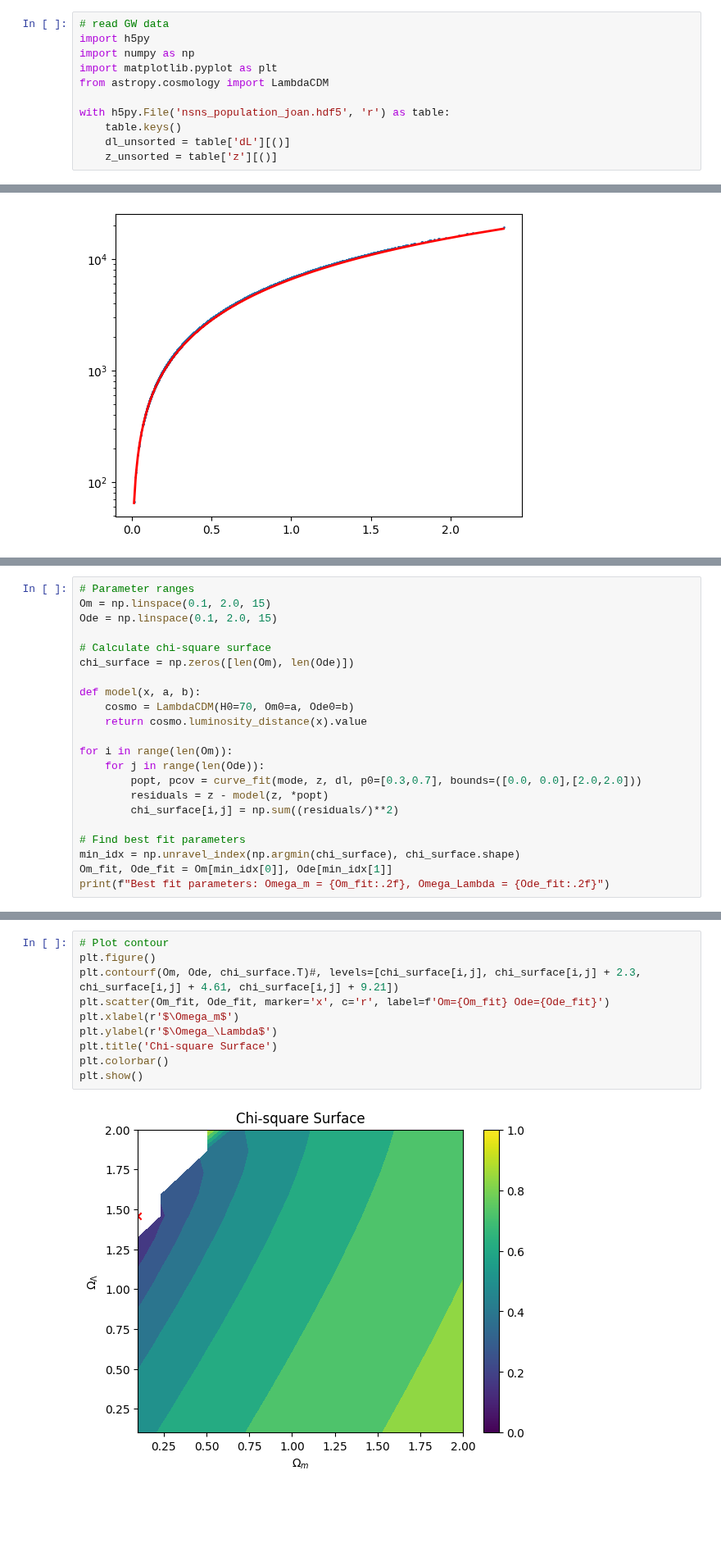
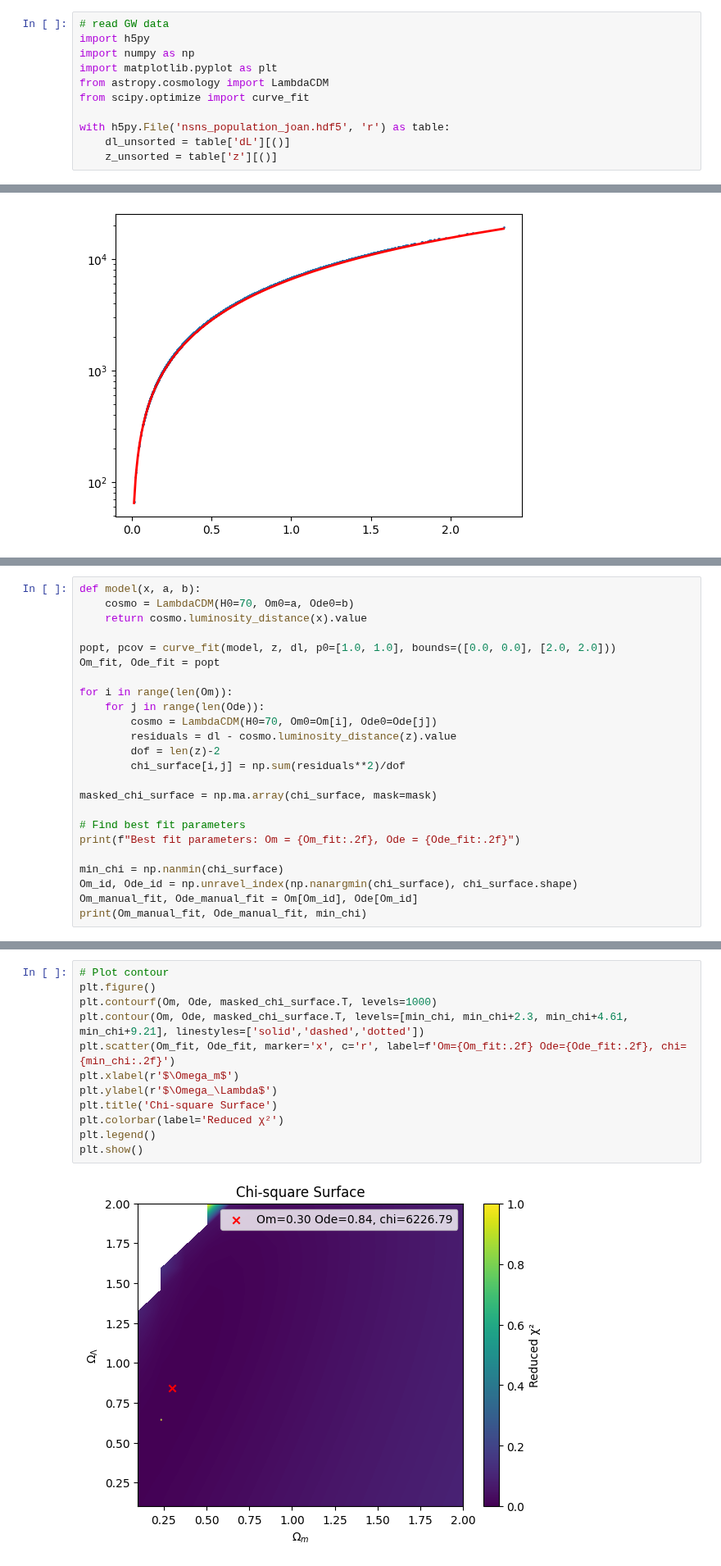
Before and after one commit to joanalnu/OAB-INAF, a Jupyter notebook: GW/hubble-diagram.ipynb, the cells around one changed output, grey strips where cells are left out. Shown at 82% size. Drawn from its saved outputs; the diff is of its cells as text; blank space fills up the shorter version.

Commit message:
trying to make contour plot of Om-Ode plane with chi-squared with dl-z relation

```diff
--- a/GW/hubble-diagram.ipynb
+++ b/GW/hubble-diagram.ipynb
@@ -7,9 +7,9 @@ import h5py
 import numpy as np
 import matplotlib.pyplot as plt
 from astropy.cosmology import LambdaCDM
+from scipy.optimize import curve_fit
 
 with h5py.File('nsns_population_joan.hdf5', 'r') as table:
-    table.keys()
     dl_unsorted = table['dL'][()]
     z_unsorted = table['z'][()]
 # %%
@@ -42,23 +52,25 @@ plt.yscale('log')
 # %%
-# Parameter ranges
-Om = np.linspace(0.1, 2.0, 15)
-Ode = np.linspace(0.1, 2.0, 15)
-
-# Calculate chi-square surface
-chi_surface = np.zeros([len(Om), len(Ode)])
-
 def model(x, a, b):
     cosmo = LambdaCDM(H0=70, Om0=a, Ode0=b)
     return cosmo.luminosity_distance(x).value
 
+popt, pcov = curve_fit(model, z, dl, p0=[1.0, 1.0], bounds=([0.0, 0.0], [2.0, 2.0]))
+Om_fit, Ode_fit = popt
+
 for i in range(len(Om)):
     for j in range(len(Ode)):
-        popt, pcov = curve_fit(mode, z, dl, p0=[0.3,0.7], bounds=([0.0, 0.0],[2.0,2.0]))
-        residuals = z - model(z, *popt)
-        chi_surface[i,j] = np.sum((residuals/)**2)
+        cosmo = LambdaCDM(H0=70, Om0=Om[i], Ode0=Ode[j])
+        residuals = dl - cosmo.luminosity_distance(z).value
+        dof = len(z)-2
+        chi_surface[i,j] = np.sum(residuals**2)/dof
+
+masked_chi_surface = np.ma.array(chi_surface, mask=mask)
 
 # Find best fit parameters
-min_idx = np.unravel_index(np.argmin(chi_surface), chi_surface.shape)
-Om_fit, Ode_fit = Om[min_idx[0]], Ode[min_idx[1]]
-print(f"Best fit parameters: Omega_m = {Om_fit:.2f}, Omega_Lambda = {Ode_fit:.2f}")
+print(f"Best fit parameters: Om = {Om_fit:.2f}, Ode = {Ode_fit:.2f}")
+
+min_chi = np.nanmin(chi_surface)
+Om_id, Ode_id = np.unravel_index(np.nanargmin(chi_surface), chi_surface.shape)
+Om_manual_fit, Ode_manual_fit = Om[Om_id], Ode[Om_id]
+print(Om_manual_fit, Ode_manual_fit, min_chi)
 # %% [output]
@@ -68,12 +79,14 @@ Best fit parameters: Omega_m = 0.10, Omega_Lambda = 1.46
 # %%
 # Plot contour
 plt.figure()
-plt.contourf(Om, Ode, chi_surface.T)#, levels=[chi_surface[i,j], chi_surface[i,j] + 2.3, chi_surface[i,j] + 4.61, chi_surface[i,j] + 9.21])
-plt.scatter(Om_fit, Ode_fit, marker='x', c='r', label=f'Om={Om_fit} Ode={Ode_fit}')
+plt.contourf(Om, Ode, masked_chi_surface.T, levels=1000)
+plt.contour(Om, Ode, masked_chi_surface.T, levels=[min_chi, min_chi+2.3, min_chi+4.61, min_chi+9.21], linestyles=['solid','dashed','dotted'])
+plt.scatter(Om_fit, Ode_fit, marker='x', c='r', label=f'Om={Om_fit:.2f} Ode={Ode_fit:.2f}, chi={min_chi:.2f}')
 plt.xlabel(r'$\Omega_m$')
 plt.ylabel(r'$\Omega_\Lambda$')
 plt.title('Chi-square Surface')
-plt.colorbar()
+plt.colorbar(label='Reduced χ²')
+plt.legend()
 plt.show()
 # %% [output]
-[figure, old version]
+[figure, new version]
```
Also changed, not shown: parts of 3 cells of this notebook.
